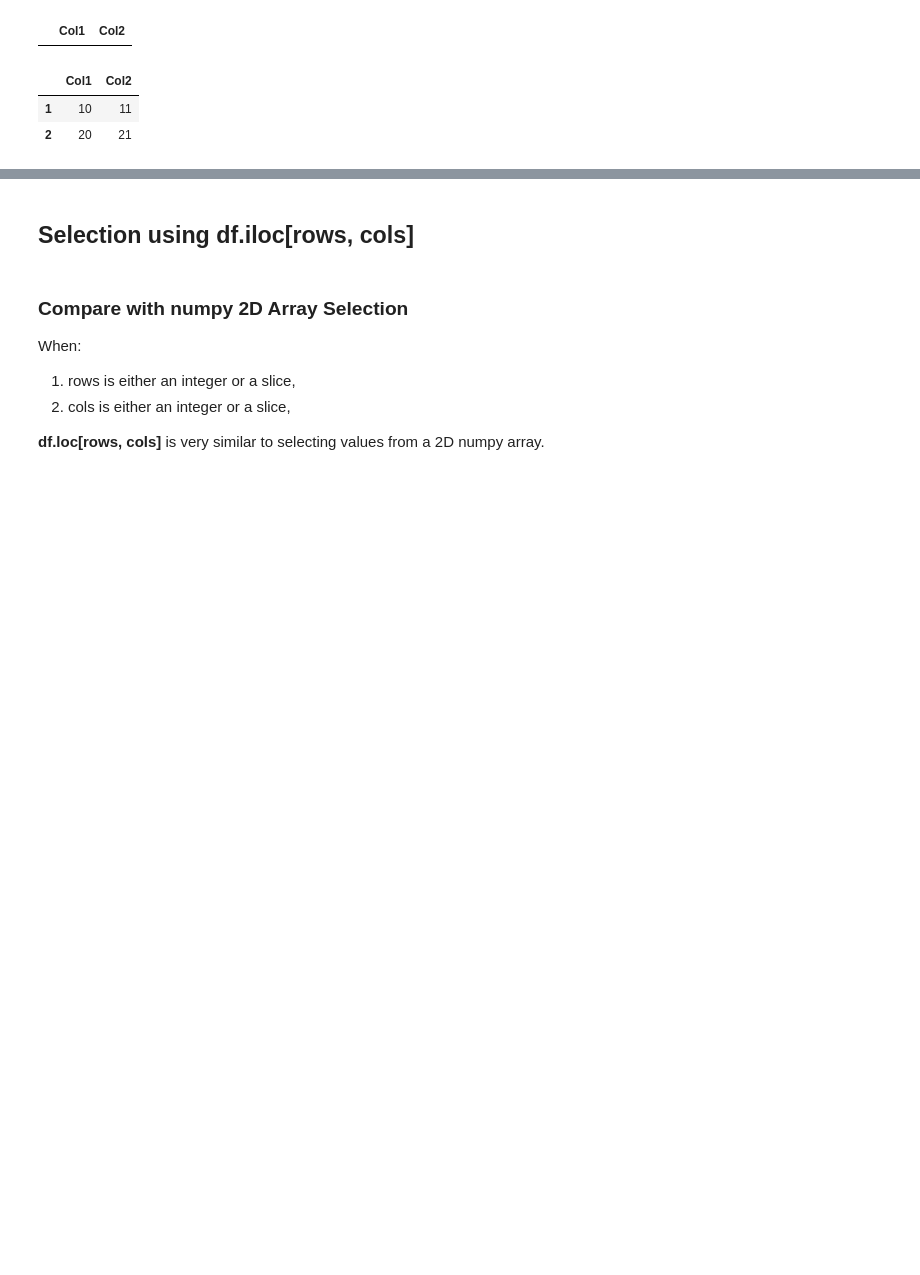
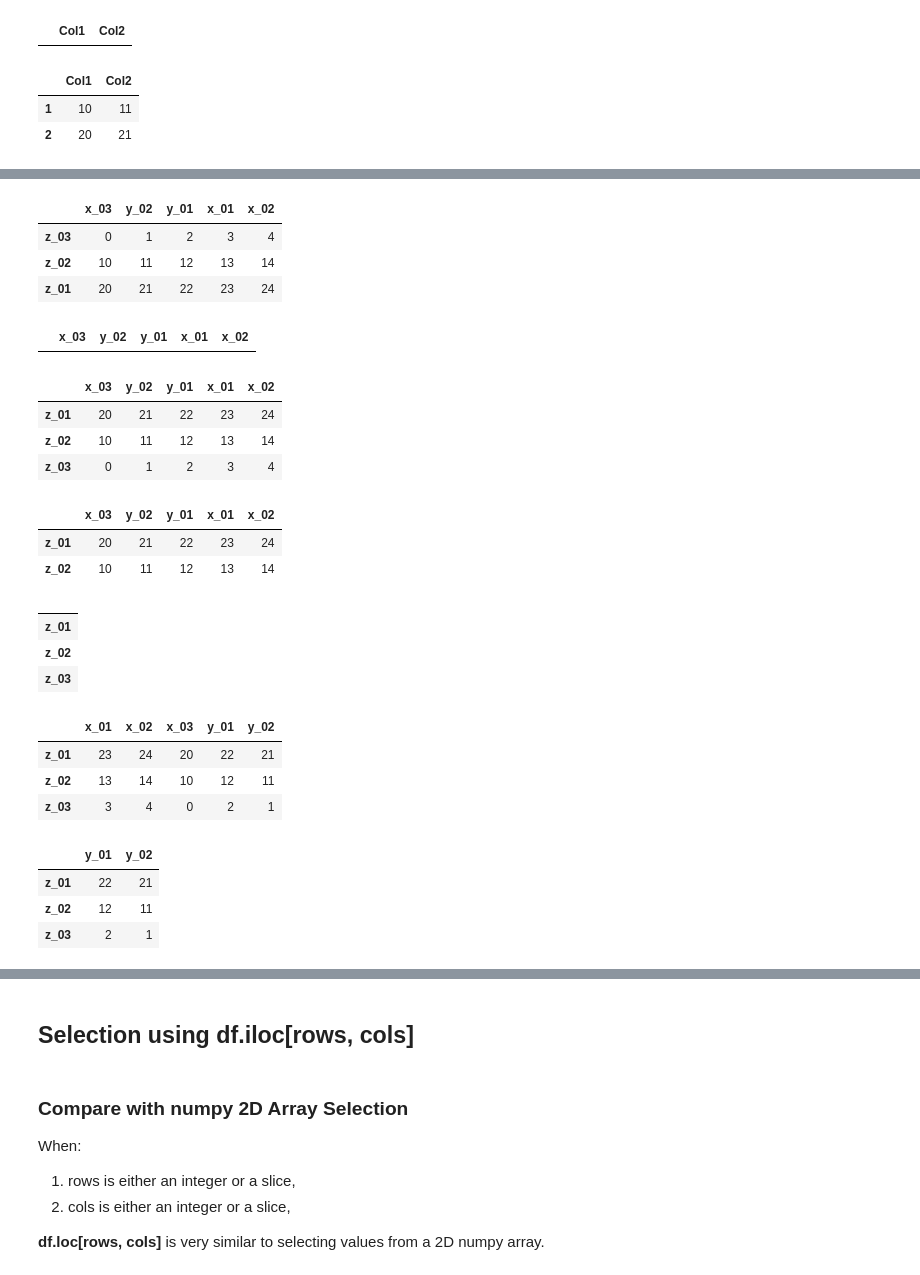
Before and after one commit to sdiehl28/Scikit-Learn-Workflow, a Jupyter notebook: python/Pandas01.ipynb, the cells around one changed output, grey strips where cells are left out. Drawn from its saved outputs; the diff is of its cells as text; code cells hidden in the pictures; blank space fills up the shorter version.

```diff
--- a/python/Pandas01.ipynb
+++ b/python/Pandas01.ipynb
@@ -364,2 +454,60 @@ df.loc[[1, 2], ['Col1', 'Col2']]
+# %%
+columns = ['x_03', 'y_02', 'y_01', 'x_01', 'x_02']
+index = ['z_03', 'z_02', 'z_01']
+data = [[ 0, 1, 2, 3, 4],
+       [ 10, 11, 12, 13, 14],
+       [ 20, 21, 22, 23, 24]]
+
+df = pd.DataFrame(data=data, columns=columns, index=index)
+df
+# %% [output]
+|  | x_03 | y_02 | y_01 | x_01 | x_02 |
+| z_03 | 0 | 1 | 2 | 3 | 4 |
+| z_02 | 10 | 11 | 12 | 13 | 14 |
+| z_01 | 20 | 21 | 22 | 23 | 24 |
+# %%
+# attempt to get all rows from z_01 to z_02; nothing found
+df.loc['z_01':'z_02']
+# %% [output]
+|  | x_03 | y_02 | y_01 | x_01 | x_02 |
+# %%
+df = df.sort_index(axis='index')
+df
+# %% [output]
+|  | x_03 | y_02 | y_01 | x_01 | x_02 |
+| z_01 | 20 | 21 | 22 | 23 | 24 |
+| z_02 | 10 | 11 | 12 | 13 | 14 |
+| z_03 | 0 | 1 | 2 | 3 | 4 |
+# %%
+# now the slice does get all rows from z_01 to z_02 inclusive
+df.loc['z_01':'z_02']
+# %% [output]
+|  | x_03 | y_02 | y_01 | x_01 | x_02 |
+| z_01 | 20 | 21 | 22 | 23 | 24 |
+| z_02 | 10 | 11 | 12 | 13 | 14 |
+# %%
+# attempt to get all columns from y_01 to y_02; nothing is returned
+df.loc[:, 'y_01':'y_02']
+# %% [output]
+|  |
+| z_01 |
+| z_02 |
+| z_03 |
+# %%
+df = df.sort_index(axis='columns')
+df
+# %% [output]
+|  | x_01 | x_02 | x_03 | y_01 | y_02 |
+| z_01 | 23 | 24 | 20 | 22 | 21 |
+| z_02 | 13 | 14 | 10 | 12 | 11 |
+| z_03 | 3 | 4 | 0 | 2 | 1 |
+# %%
+# now the slice does get all columns from y_01 to y_02
+df.loc[:, 'y_01':'y_02']
+# %% [output]
+|  | y_01 | y_02 |
+| z_01 | 22 | 21 |
+| z_02 | 12 | 11 |
+| z_03 | 2 | 1 |
 # %% [markdown]
 ## Pandas Operations Modify in-place or return Modified values
```
Also changed, not shown: parts of 65 cells of this notebook.
